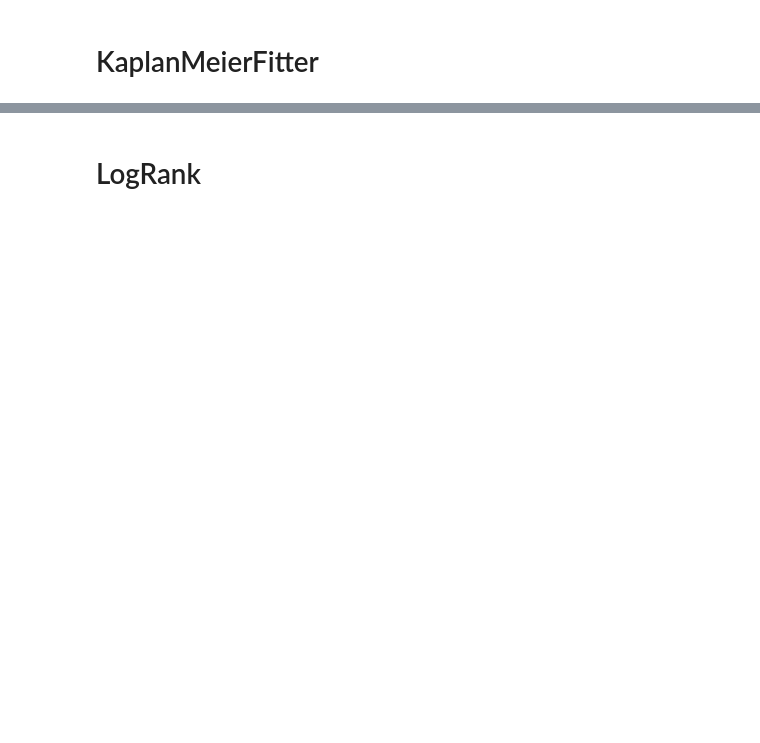
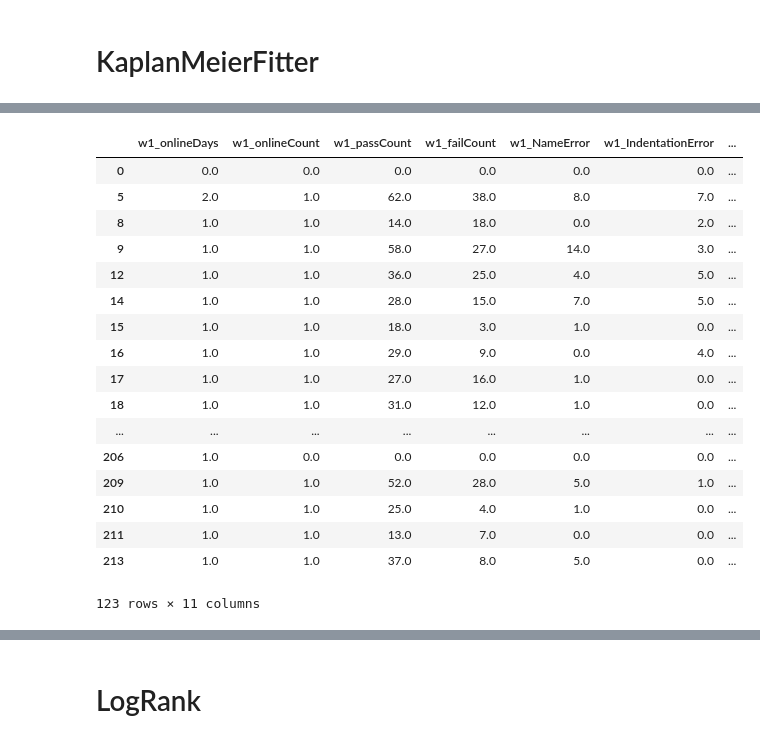
Before and after one commit to owen198/kslab, a Jupyter notebook: math_ct/Survival Analysis - math.ipynb, the cells around one changed output, grey strips where cells are left out. Saved outputs shown, nothing was run; the diff lists cells and outputs as text; code cells hidden in the pictures; blank space fills up the shorter version.

```diff
--- a/math_ct/Survival Analysis - math.ipynb
+++ b/math_ct/Survival Analysis - math.ipynb
@@ -81,0 +108,39 @@ plt.show()
+# %%
+
+#variable = 'w1_ValueError'
+#threadhold = 1
+
+#variable = 'w1_TypeError'
+#threadhold = 3
+
+
+variable = 'w1_SyntaxError'
+threadhold = 10
+
+#best fit
+#variable = 'w1_passCount'
+#threadhold = 25
+
+hw1_df_km['class_passCount'] = hw1_df_km[variable] < threadhold
+#hw1_df_km['class_passCount'] = hw1_df_km.w1_TypeError < 3
+hw1_df_km = hw1_df_km.drop([variable], axis=1)
+hw1_df_km
+# %% [output]
+|  | w1_onlineDays | w1_onlineCount | w1_passCount | w1_failCount | w1_NameError | w1_IndentationError | ... |
+| 0 | 0.0 | 0.0 | 0.0 | 0.0 | 0.0 | 0.0 | ... |
+| 5 | 2.0 | 1.0 | 62.0 | 38.0 | 8.0 | 7.0 | ... |
+| 8 | 1.0 | 1.0 | 14.0 | 18.0 | 0.0 | 2.0 | ... |
+| 9 | 1.0 | 1.0 | 58.0 | 27.0 | 14.0 | 3.0 | ... |
+| 12 | 1.0 | 1.0 | 36.0 | 25.0 | 4.0 | 5.0 | ... |
+| 14 | 1.0 | 1.0 | 28.0 | 15.0 | 7.0 | 5.0 | ... |
+| 15 | 1.0 | 1.0 | 18.0 | 3.0 | 1.0 | 0.0 | ... |
+| 16 | 1.0 | 1.0 | 29.0 | 9.0 | 0.0 | 4.0 | ... |
+| 17 | 1.0 | 1.0 | 27.0 | 16.0 | 1.0 | 0.0 | ... |
+| 18 | 1.0 | 1.0 | 31.0 | 12.0 | 1.0 | 0.0 | ... |
+| ... | ... | ... | ... | ... | ... | ... | ... |
+| 206 | 1.0 | 0.0 | 0.0 | 0.0 | 0.0 | 0.0 | ... |
+| 209 | 1.0 | 1.0 | 52.0 | 28.0 | 5.0 | 1.0 | ... |
+| 210 | 1.0 | 1.0 | 25.0 | 4.0 | 1.0 | 0.0 | ... |
+| 211 | 1.0 | 1.0 | 13.0 | 7.0 | 0.0 | 0.0 | ... |
+| 213 | 1.0 | 1.0 | 37.0 | 8.0 | 5.0 | 0.0 | ... |
+123 rows × 11 columns
```
Also changed, not shown: parts of 11 cells of this notebook, 2 other files.
